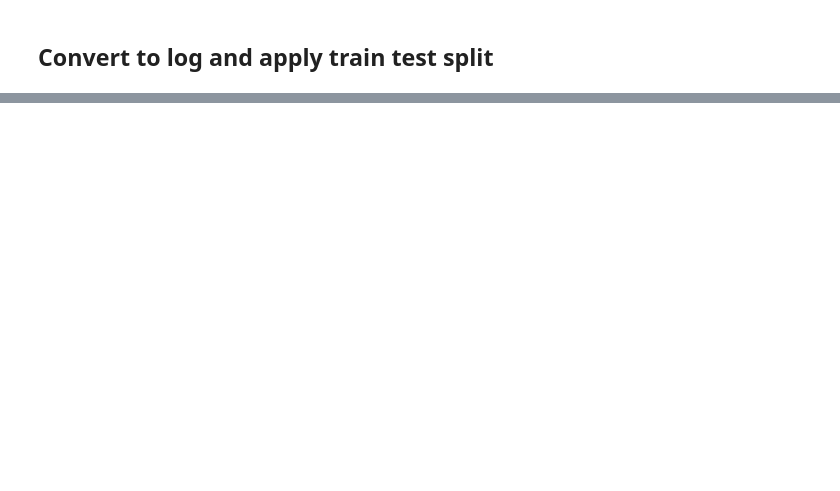
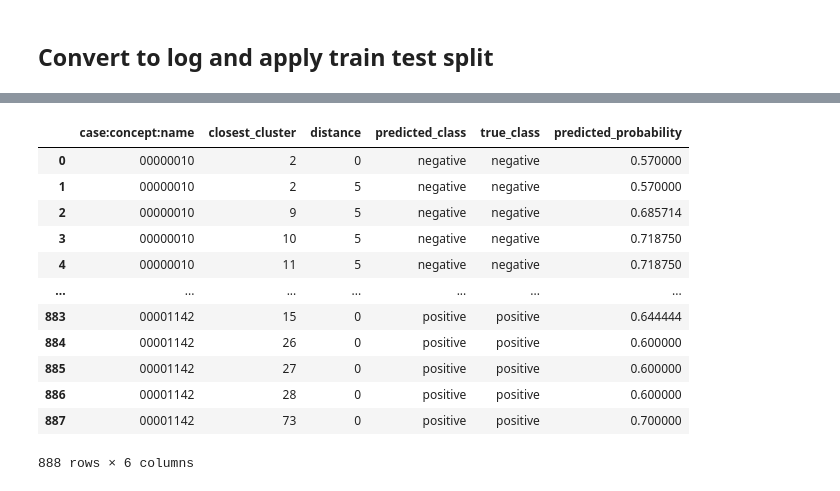
Before and after one commit to GeorgeAntono/Predictive_Process_Mining, a Jupyter notebook: DBSCAN_DT.ipynb, the cells around one changed output, grey strips where cells are left out. Saved outputs shown, nothing was run; the diff lists cells and outputs as text; code cells hidden in the pictures; blank space fills up the shorter version.

```diff
--- a/DBSCAN_DT.ipynb
+++ b/DBSCAN_DT.ipynb
@@ -455,0 +363,20 @@ print(f"Predicted labels: {predicted_labels[:iteration_limit]}")
+# %%
+# Loop over each unique cluster label to train a classifier for each cluster
+for cluster_label in train_encoded_df['cluster'].unique():
+    if cluster_label == -1:
+        continue  # Skip noise cluster
+
+    # Filter data for the current cluster
+    cluster_data = train_encoded_df[train_encoded_df['cluster'] == cluster_label]
+    X_train = cluster_data[feature_columns]
+    y_train = cluster_data[target_column]
+
+    # Train a decision tree classifier for the current cluster
+    clf = DecisionTreeClassifier(max_depth=3, random_state=0)
+    clf.fit(X_train, y_train)
+    cluster_classifiers[cluster_label] = clf
+
+# Display trained classifiers
+print("\nTrained classifiers for each cluster:")
+for cluster_label, clf in cluster_classifiers.items():
+    print(f"Cluster {cluster_label}: Decision Tree with depth {clf.get_depth()}")
@@ -455,0 +428,48 @@ print(f"Predicted labels: {predicted_labels[:iteration_limit]}")
+# %%
+# Initialize predictions list
+predictions = []
+for index, test_sequence in enumerate(test_encoded_df['encoded_sequence']):
+    # Find the closest cluster to the current test sequence
+    closest_cluster, distance = find_closest_prefix_across_clusters(test_sequence, cluster_prefixes_encoded)
+
+    # Extract the last event's payload data as test features
+    X_test = test_encoded_df.loc[index, feature_columns].to_frame().T.astype(str)
+
+    # Use the classifier for the closest cluster to predict
+    clf = cluster_classifiers[closest_cluster]
+    y_pred_encoded = clf.predict(X_test)[0]
+
+    # Decode the predicted label to original string form
+    y_pred = target_encoder.inverse_transform([y_pred_encoded])[0]
+    y_pred_proba = clf.predict_proba(X_test)[0][y_pred_encoded] if clf.predict_proba(X_test).size > 1 else 1.0
+
+    # Decode the true class label for this case
+    true_class_encoded = test_encoded_df.loc[index, 'case:Deviant']
+    true_class = target_encoder.inverse_transform([true_class_encoded])[0]
+
+    predictions.append({
+        'case:concept:name': test_encoded_df.loc[index, 'case:concept:name'],
+        'closest_cluster': closest_cluster,
+        'distance': distance,
+        'predicted_class': y_pred,
+        'true_class': true_class,
+        'predicted_probability': y_pred_proba
+    })
+
+# Convert predictions to a DataFrame
+predictions_df = pd.DataFrame(predictions)
+predictions_df
+# %% [output]
+|  | case:concept:name | closest_cluster | distance | predicted_class | true_class | predicted_probability |
+| 0 | 00000010 | 2 | 0 | negative | negative | 0.570000 |
+| 1 | 00000010 | 2 | 5 | negative | negative | 0.570000 |
+| 2 | 00000010 | 9 | 5 | negative | negative | 0.685714 |
+| 3 | 00000010 | 10 | 5 | negative | negative | 0.718750 |
+| 4 | 00000010 | 11 | 5 | negative | negative | 0.718750 |
+| ... | ... | ... | ... | ... | ... | ... |
+| 883 | 00001142 | 15 | 0 | positive | positive | 0.644444 |
+| 884 | 00001142 | 26 | 0 | positive | positive | 0.600000 |
+| 885 | 00001142 | 27 | 0 | positive | positive | 0.600000 |
+| 886 | 00001142 | 28 | 0 | positive | positive | 0.600000 |
+| 887 | 00001142 | 73 | 0 | positive | positive | 0.700000 |
+888 rows × 6 columns
```
Also changed, not shown: parts of 35 cells of this notebook.
